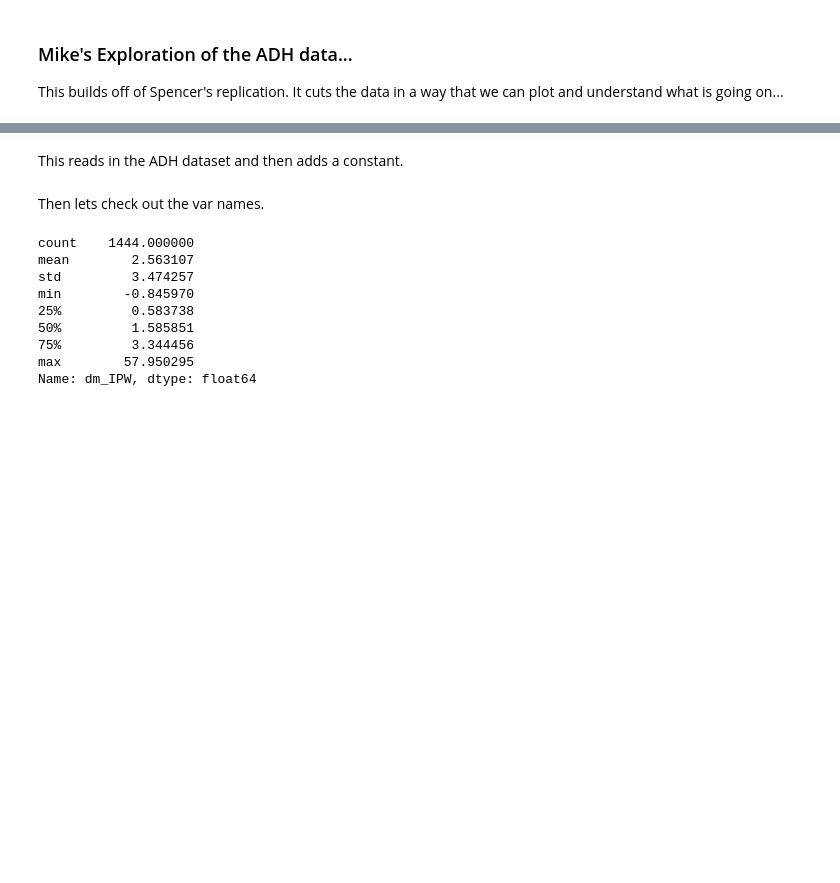
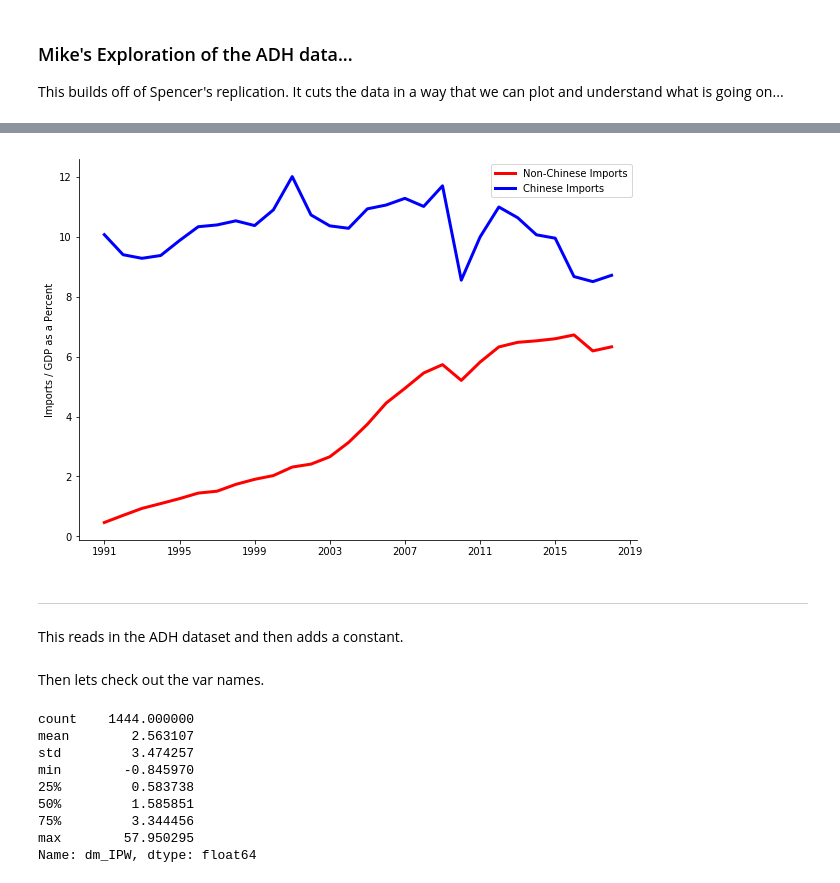
Before and after one commit to mwaugh0328/ADH_replication, a Jupyter notebook: adh_data.ipynb, the cells around one changed output, grey strips where cells are left out. Cells and saved outputs as stored; diff of their text form; code cells hidden in the pictures; blank space fills up the shorter version.

```diff
--- a/adh_data.ipynb
+++ b/adh_data.ipynb
@@ -13,3 +70,52 @@ fig_path = "C:\\Users\\mwaugh.NYC-STERN\\Documents\\GitHub\\tradeexposure\\figur
+# %%
+china_imports = pd.DataFrame(fred["IMPCH"].resample("Q", convention= 'end').sum())
+
+china_imports.index = china_imports.index + pd.DateOffset(days=1)
+
+china_imports.head()
+
+china_imports.rename(columns = {"IMPCH": "ch_imports"}, inplace = True)
+
+test = fred.merge(china_imports, how = "outer", left_index = True, right_index = True)
+
+test = test.resample("Y", convention= 'end').sum()
+
+test["imports_gdp"] =  100* (test.IMPGS / test.GDP )
+
+test["ch_imports"] = 0.01*test["ch_imports"]
+
+test["frac_china"] = 100.*test["ch_imports"] / test["IMPGS"]
+
+test["china_share"] = 100.*test["ch_imports"] / test["GDP"]
+# %%
+test.loc["2018-12-31"]
+
+test.drop(pd.to_datetime("2018-12-31"), inplace = True)
+# %%
+#print(test["china_share"].loc["1990-12-31"], test["imports_gdp"].loc["1990-12-31"])
+#print(test["china_share"].loc["2007-12-31"], test["imports_gdp"].loc["2007-12-31"])
+
+
+fix, ax = plt.subplots(figsize = (10,7))
+
+ax.plot(test["china_share"], color = "red", linewidth = 3, label = "Non-Chinese Imports")
+
+
+ax.plot(test["imports_gdp"]-test["china_share"], color = "blue", linewidth = 3, label = "Chinese Imports")
+
+
+ax.spines["right"].set_visible(False)
+ax.spines["top"].set_visible(False)
+
+ax.set_ylabel("Imports / GDP as a Percent")
+
+plt.legend()
+
+plt.show()
+# %% [output]
+[figure, added]
+# %% [markdown]
+---
 # %% [markdown]
 This reads in the ADH dataset and then adds a constant.
 # %%
```
Also changed, not shown: parts of 6 cells of this notebook.
